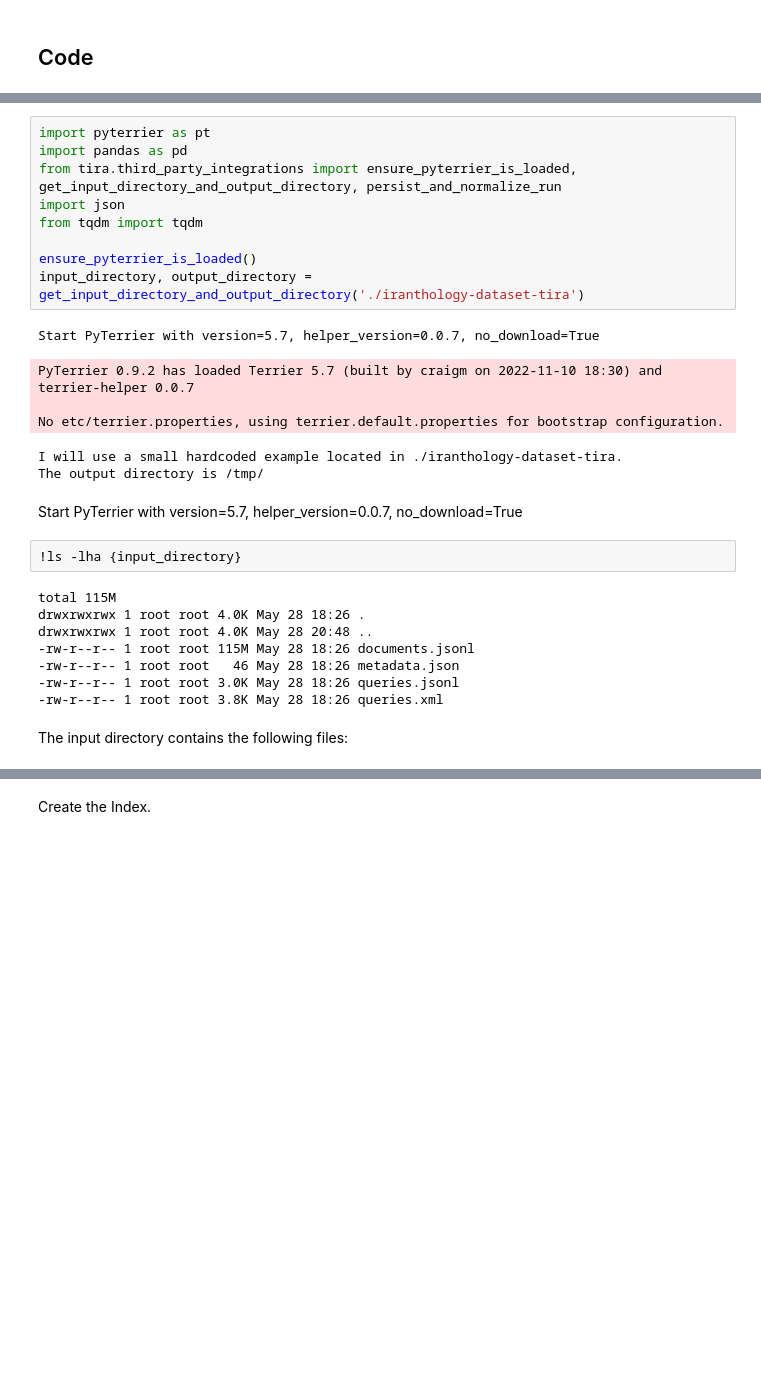
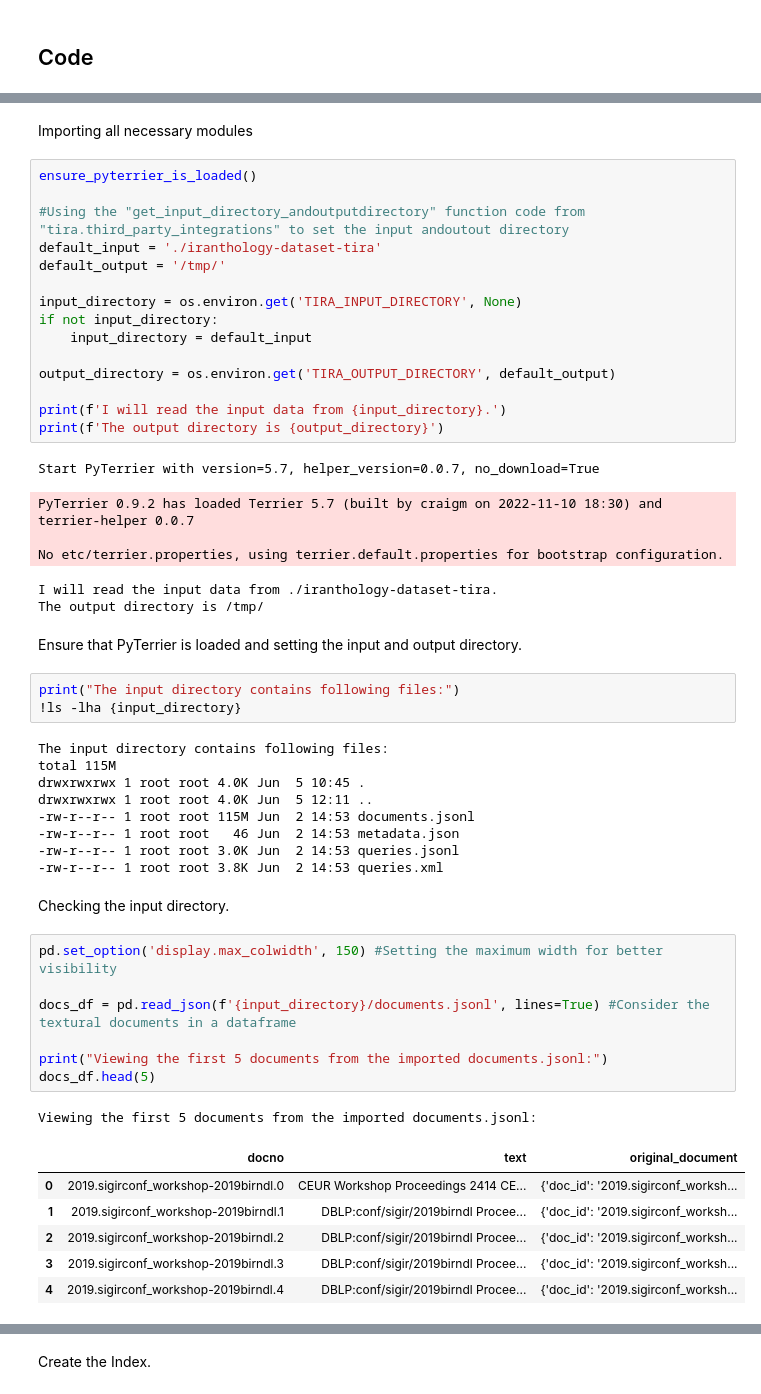
Before and after one commit to CarstenStiel/IR, a Jupyter notebook: milestone2/dnc-limited-notebook-milestone2.ipynb, the cells around one changed output, grey strips where cells are left out. Drawn from its saved outputs; the diff is of its cells as text; blank space fills up the shorter version.

```diff
--- a/milestone2/dnc-limited-notebook-milestone2.ipynb
+++ b/milestone2/dnc-limited-notebook-milestone2.ipynb
@@ -47,30 +54,55 @@ Please follow these steps to create the needed output:
+# %% [markdown]
+Importing all necessary modules
 # %%
-import pyterrier as pt
-import pandas as pd
-from tira.third_party_integrations import ensure_pyterrier_is_loaded, get_input_directory_and_output_directory, persist_and_normalize_run
-import json
-from tqdm import tqdm
+ensure_pyterrier_is_loaded()
 
-ensure_pyterrier_is_loaded()
-input_directory, output_directory = get_input_directory_and_output_directory('./iranthology-dataset-tira')
+#Using the "get_input_directory_andoutputdirectory" function code from "tira.third_party_integrations" to set the input andoutout directory
+default_input = './iranthology-dataset-tira'
+default_output = '/tmp/'
+
+input_directory = os.environ.get('TIRA_INPUT_DIRECTORY', None)
+if not input_directory:
+    input_directory = default_input
+
+output_directory = os.environ.get('TIRA_OUTPUT_DIRECTORY', default_output)
+
+print(f'I will read the input data from {input_directory}.')
+print(f'The output directory is {output_directory}')
 # %% [output]
 Start PyTerrier with version=5.7, helper_version=0.0.7, no_download=True
 PyTerrier 0.9.2 has loaded Terrier 5.7 (built by craigm on 2022-11-10 18:30) and terrier-helper 0.0.7
 
 No etc/terrier.properties, using terrier.default.properties for bootstrap configuration.
-I will use a small hardcoded example located in ./iranthology-dataset-tira.
+I will read the input data from ./iranthology-dataset-tira.
 The output directory is /tmp/
 # %% [markdown]
-Start PyTerrier with version=5.7, helper_version=0.0.7, no_download=True
+Ensure that PyTerrier is loaded and setting the input and output directory.
 # %%
+print("The input directory contains following files:")
 !ls -lha {input_directory}
 # %% [output]
+The input directory contains following files:
 total 115M
-drwxrwxrwx 1 root root 4.0K May 28 18:26 .
-drwxrwxrwx 1 root root 4.0K May 28 20:48 ..
--rw-r--r-- 1 root root 115M May 28 18:26 documents.jsonl
--rw-r--r-- 1 root root   46 May 28 18:26 metadata.json
--rw-r--r-- 1 root root 3.0K May 28 18:26 queries.jsonl
--rw-r--r-- 1 root root 3.8K May 28 18:26 queries.xml
+drwxrwxrwx 1 root root 4.0K Jun  5 10:45 .
+drwxrwxrwx 1 root root 4.0K Jun  5 12:11 ..
+-rw-r--r-- 1 root root 115M Jun  2 14:53 documents.jsonl
+-rw-r--r-- 1 root root   46 Jun  2 14:53 metadata.json
+-rw-r--r-- 1 root root 3.0K Jun  2 14:53 queries.jsonl
+-rw-r--r-- 1 root root 3.8K Jun  2 14:53 queries.xml
 # %% [markdown]
-The input directory contains the following files:
+Checking the input directory.
+# %%
+pd.set_option('display.max_colwidth', 150) #Setting the maximum width for better visibility
+
+docs_df = pd.read_json(f'{input_directory}/documents.jsonl', lines=True) #Consider the textural documents in a dataframe
+
+print("Viewing the first 5 documents from the imported documents.jsonl:")
+docs_df.head(5)
+# %% [output]
+Viewing the first 5 documents from the imported documents.jsonl:
+|  | docno | text | original_document |
+| 0 | 2019.sigirconf_workshop-2019birndl.0 | CEUR Workshop Proceedings 2414 CE... | {'doc_id': '2019.sigirconf_worksh... |
+| 1 | 2019.sigirconf_workshop-2019birndl.1 | DBLP:conf/sigir/2019birndl Procee... | {'doc_id': '2019.sigirconf_worksh... |
+| 2 | 2019.sigirconf_workshop-2019birndl.2 | DBLP:conf/sigir/2019birndl Procee... | {'doc_id': '2019.sigirconf_worksh... |
+| 3 | 2019.sigirconf_workshop-2019birndl.3 | DBLP:conf/sigir/2019birndl Procee... | {'doc_id': '2019.sigirconf_worksh... |
+| 4 | 2019.sigirconf_workshop-2019birndl.4 | DBLP:conf/sigir/2019birndl Procee... | {'doc_id': '2019.sigirconf_worksh... |
```
Also changed, not shown: parts of 14 cells of this notebook, 2 other files.
